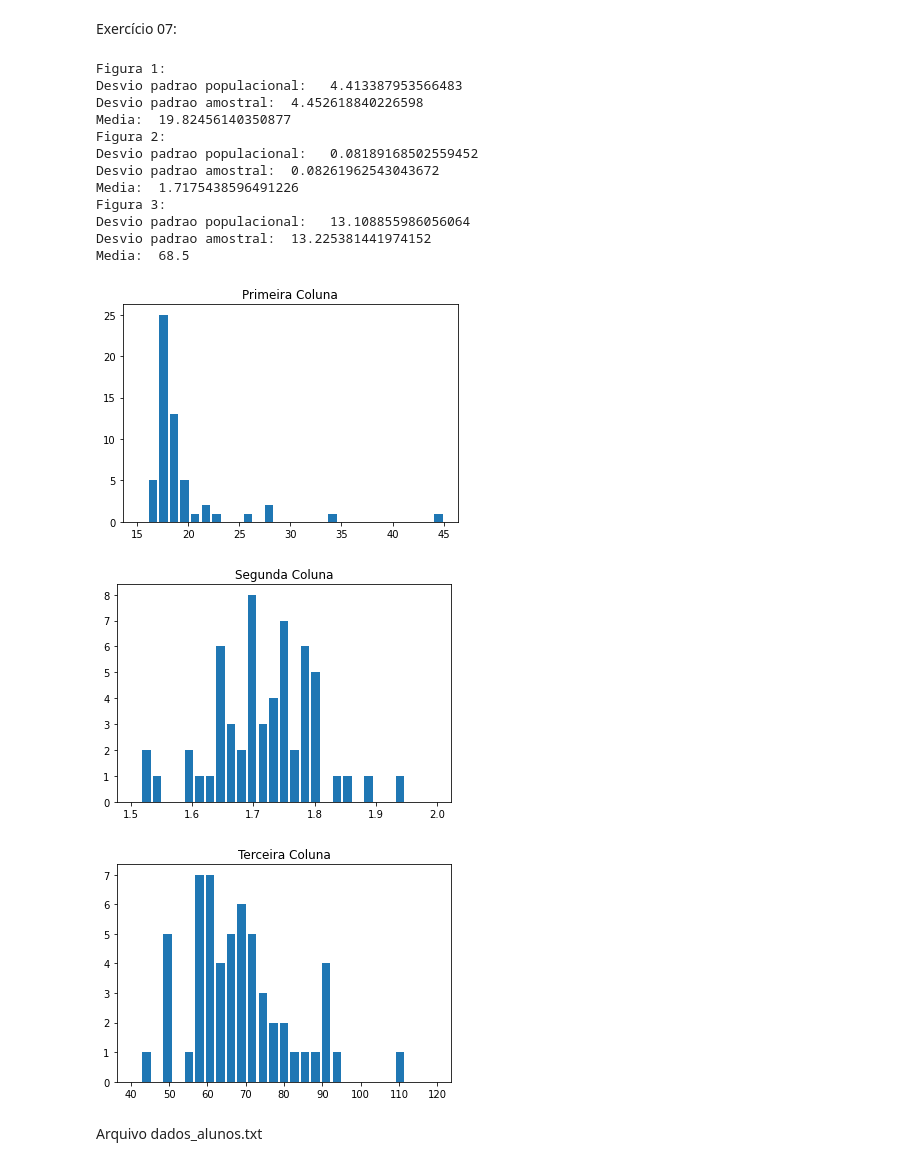
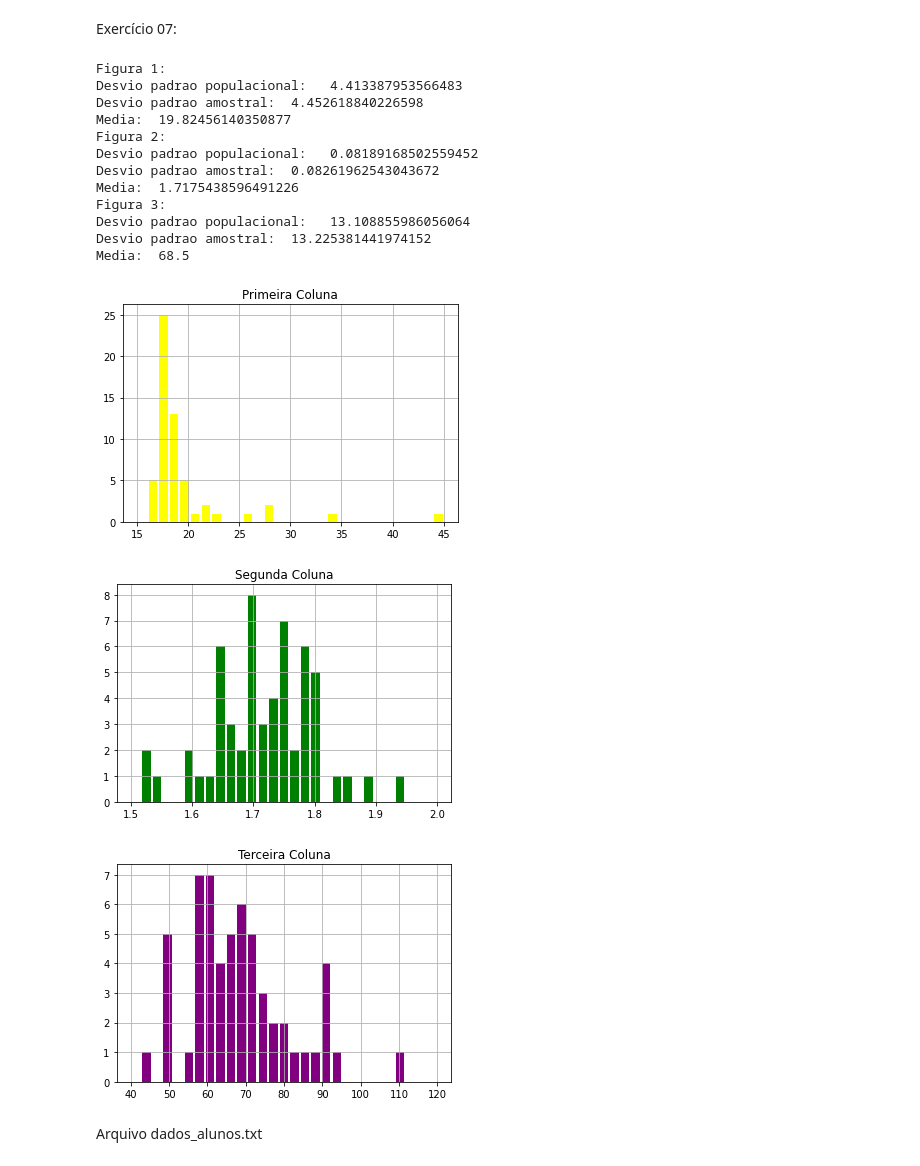
Before and after one commit to NamSugata/Aula_Python, a Jupyter notebook: Exercícios_aula9_1,2,3,4,5,6,7.ipynb, the cells around one changed output. Drawn from its saved outputs; the diff is of its cells as text; code cells hidden in the pictures.

```diff
--- a/Exercícios_aula9_1,2,3,4,5,6,7.ipynb
+++ b/Exercícios_aula9_1,2,3,4,5,6,7.ipynb
@@ -321,9 +324,9 @@ import matplotlib.pyplot as plt
 from scipy.stats import tstd
 
 def desvio(x):
-    print("Desvio padrao populacional:  ", np.std(x))
-    print("Desvio padrao amostral: ", tstd(x))
-    print("Media: ", np.mean(x))
+    print("Desvio padrao populacional:  ", np.std(x)) #Compute the standard deviation along the specified axis.
+    print("Desvio padrao amostral: ", tstd(x))        #Compute the trimmed sample standard deviation.
+    print("Media: ", np.mean(x))                      #Compute the arithmetic mean along the specified axis.
     return np.std(x), tstd(x), np.mean(x)
 
 x, y, z = ler_arquivos('dados_alunos.txt')
@@ -332,39 +335,42 @@ print("Figura 1: ")
 desvio(x)
 print("Figura 2: ")
 desvio(y)
 print("Figura 3: ")
 desvio(z)
 
 bins_x = np.linspace(15, 45, 30)
 bins_y = np.linspace(1.5, 2, 30)
 bins_z = np.linspace(40, 120, 30)
 
 plt.figure(1)
-plt.hist(x, bins_x, histtype='bar', rwidth=0.8)
+plt.hist(x, bins_x, color = 'yellow', histtype='bar', rwidth=0.8)
+plt.grid(True)
 plt.title('Primeira Coluna')
 plt.figure(2)
-plt.hist(y, bins_y, histtype='bar', rwidth=0.8)
+plt.hist(y, bins_y, color = 'green', histtype='bar', rwidth=0.8)
+plt.grid(True)
 plt.title('Segunda Coluna')
 plt.figure(3)
-plt.hist(z, bins_z, histtype='bar', rwidth=0.8)
+plt.hist(z, bins_z, color = 'purple', histtype='bar', rwidth=0.8)
+plt.grid(True)
 plt.title('Terceira Coluna')
 plt.show()
 # %% [output]
 Figura 1:
 Desvio padrao populacional:   4.413387953566483
 Desvio padrao amostral:  4.452618840226598
 Media:  19.82456140350877
 Figura 2:
 Desvio padrao populacional:   0.08189168502559452
 Desvio padrao amostral:  0.08261962543043672
 Media:  1.7175438596491226
 Figura 3:
 Desvio padrao populacional:   13.108855986056064
 Desvio padrao amostral:  13.225381441974152
 Media:  68.5
-[figure, old version]
+[figure, new version]
-[figure, old version]
+[figure, new version]
-[figure, old version]
+[figure, new version]
 # %% [markdown]
 Arquivo dados_alunos.txt
 # %%
```
Also changed, not shown: parts of 1 cell of this notebook.
